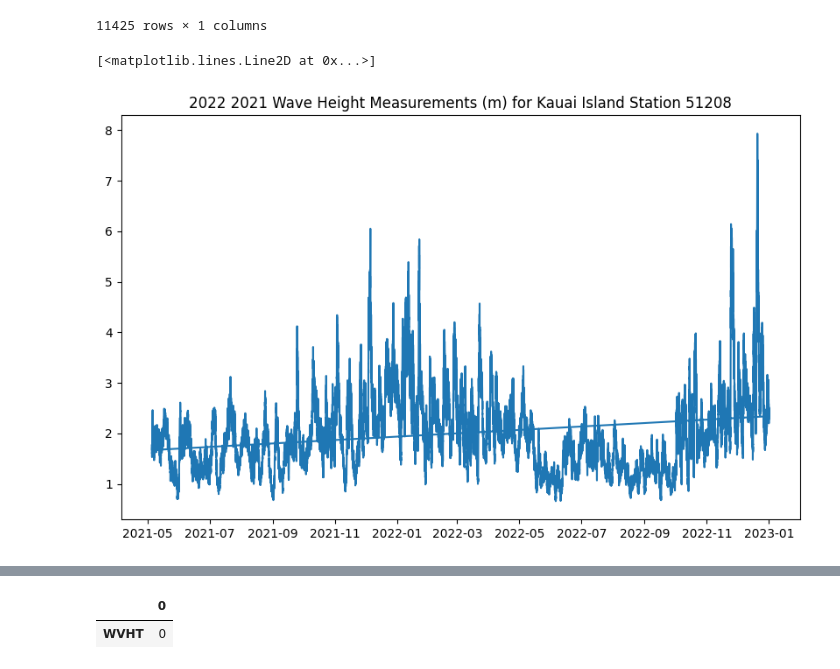
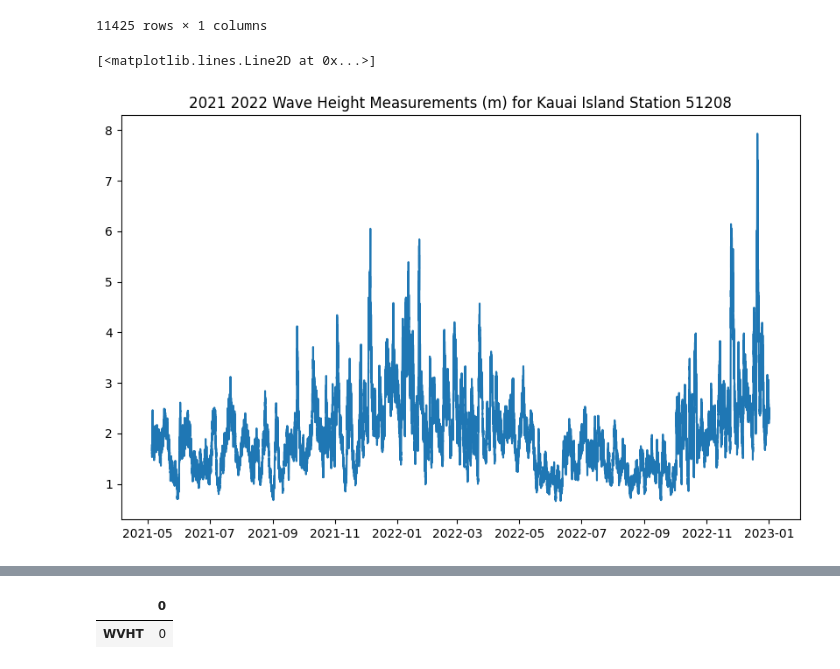
Before and after one commit to trachelle/SPICE-2024, a Jupyter notebook: waveheight_final_51208.ipynb, the cells around one changed output, grey strips where cells are left out. Saved outputs shown, nothing was run; the diff lists cells and outputs as text; code cells hidden in the pictures.

```diff
--- a/waveheight_final_51208.ipynb
+++ b/waveheight_final_51208.ipynb
@@ -977,12 +977,12 @@ arima_data21
 | 2021-12-31 23:56:00 | 2.99 |
 11425 rows × 1 columns
 # %%
-df_merged = pd.concat([arima_data22, arima_data21], ignore_index=False, sort=False)
+df_merged = pd.concat([arima_data21, arima_data22], ignore_index=False, sort=False)
 # %%
 df_merged ['WVHT'] = df_merged['WVHT'].astype(float) # changing the datatype for WVHT for a nicer look on the plot
 plt.figure(figsize=(10,6)) # setting up the dimentions for our plot
-plt.title('2022 2021 Wave Height Measurements (m) for Kauai Island Station 51208') # setting up a title
+plt.title('2021 2022 Wave Height Measurements (m) for Kauai Island Station 51208') # setting up a title
 plt.plot(df_merged ['WVHT']) # plotting our data
 # %% [output]
 [<matplotlib.lines.Line2D at 0x...>]
-[figure, old version]
+[figure, new version]
```
Also changed, not shown: parts of 2 cells of this notebook.
